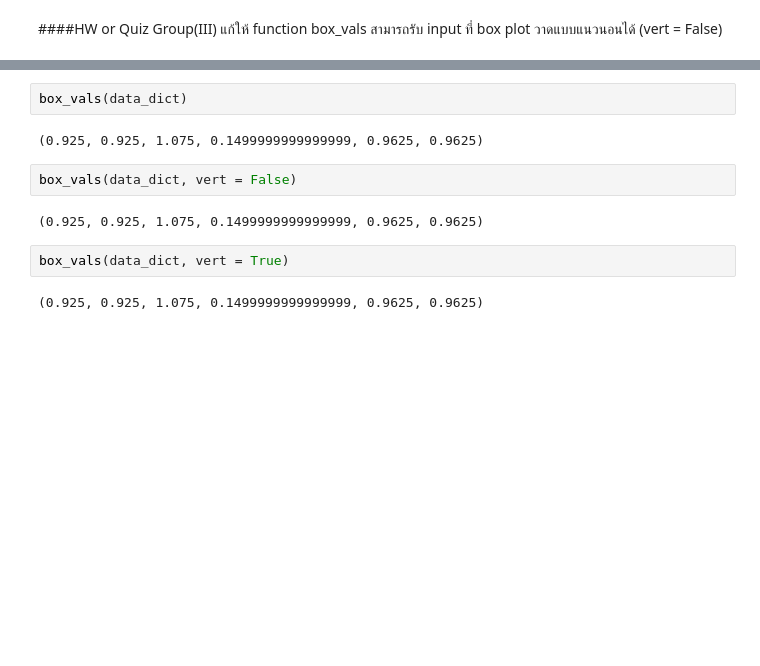
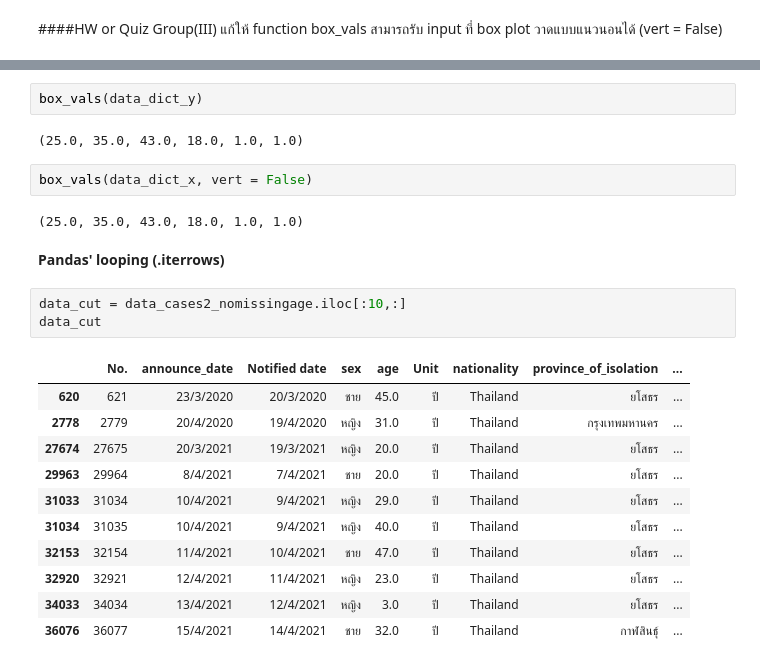
Before and after one commit to naruemonssp/DWDM21, a Jupyter notebook: Data_Preprocessing(Chapter3).ipynb, the cells around one changed output, grey strips where cells are left out. Drawn from its saved outputs; the diff is of its cells as text; blank space fills up the shorter version.

```diff
--- a/Data_Preprocessing(Chapter3).ipynb
+++ b/Data_Preprocessing(Chapter3).ipynb
@@ -1172,12 +1188,25 @@ def box_vals(box_out_dict, vert = True):
 # %%
-box_vals(data_dict)
+box_vals(data_dict_y)
 # %% [output]
-(0.925, 0.925, 1.075, 0.1499999999999999, 0.9625, 0.9625)
+(25.0, 35.0, 43.0, 18.0, 1.0, 1.0)
 # %%
-box_vals(data_dict, vert = False)
+box_vals(data_dict_x, vert = False)
 # %% [output]
-(0.925, 0.925, 1.075, 0.1499999999999999, 0.9625, 0.9625)
+(25.0, 35.0, 43.0, 18.0, 1.0, 1.0)
-# %%
-box_vals(data_dict, vert = True)
-# %% [output]
-(0.925, 0.925, 1.075, 0.1499999999999999, 0.9625, 0.9625)
+# %% [markdown]
+**Pandas' looping (.iterrows)**
+# %%
+data_cut = data_cases2_nomissingage.iloc[:10,:]
+data_cut
+# %% [output]
+|  | No. | announce_date | Notified date | sex | age | Unit | nationality | province_of_isolation | ... |
+| 620 | 621 | 23/3/2020 | 20/3/2020 | ชาย | 45.0 | ปี | Thailand | ยโสธร | ... |
+| 2778 | 2779 | 20/4/2020 | 19/4/2020 | หญิง | 31.0 | ปี | Thailand | กรุงเทพมหานคร | ... |
+| 27674 | 27675 | 20/3/2021 | 19/3/2021 | หญิง | 20.0 | ปี | Thailand | ยโสธร | ... |
+| 29963 | 29964 | 8/4/2021 | 7/4/2021 | ชาย | 20.0 | ปี | Thailand | ยโสธร | ... |
+| 31033 | 31034 | 10/4/2021 | 9/4/2021 | หญิง | 29.0 | ปี | Thailand | ยโสธร | ... |
+| 31034 | 31035 | 10/4/2021 | 9/4/2021 | หญิง | 40.0 | ปี | Thailand | ยโสธร | ... |
+| 32153 | 32154 | 11/4/2021 | 10/4/2021 | ชาย | 47.0 | ปี | Thailand | ยโสธร | ... |
+| 32920 | 32921 | 12/4/2021 | 11/4/2021 | หญิง | 23.0 | ปี | Thailand | ยโสธร | ... |
+| 34033 | 34034 | 13/4/2021 | 12/4/2021 | หญิง | 3.0 | ปี | Thailand | ยโสธร | ... |
+| 36076 | 36077 | 15/4/2021 | 14/4/2021 | ชาย | 32.0 | ปี | Thailand | กาฬสินธุ์ | ... |
```
Also changed, not shown: parts of 37 cells of this notebook.
